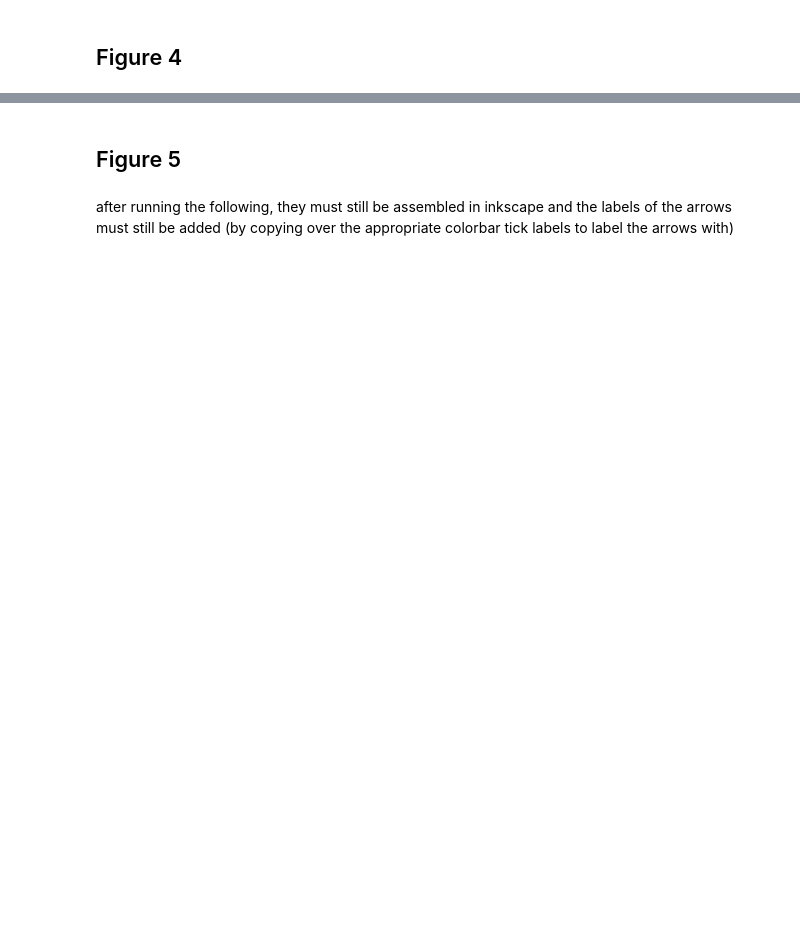
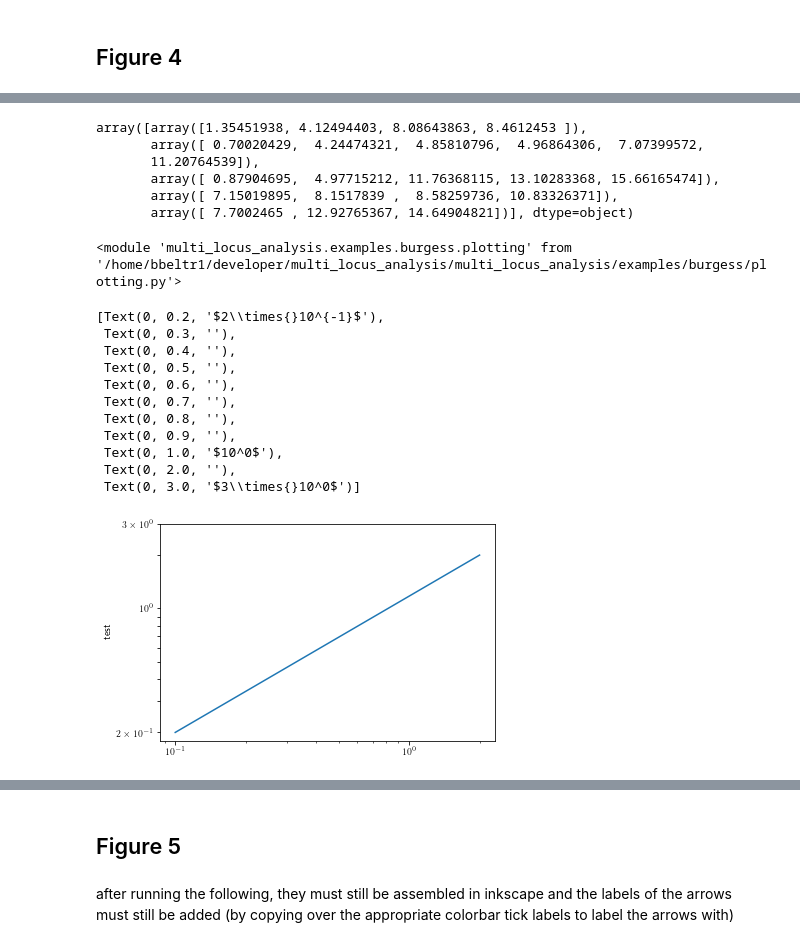
Before and after one commit to brunobeltran/multi_locus_analysis, a Jupyter notebook: doc/source/pnas-figures.ipynb, the cells around one changed output, grey strips where cells are left out. Drawn from its saved outputs; the diff is of its cells as text; code cells hidden in the pictures; blank space fills up the shorter version.

```diff
--- a/doc/source/pnas-figures.ipynb
+++ b/doc/source/pnas-figures.ipynb
@@ -23,12 +23,13 @@ from PIL import Image
 
 import multi_locus_analysis as mla
 import multi_locus_analysis.examples.burgess as burgess
-from multi_locus_analysis.examples.burgess.plotting import *
+import multi_locus_analysis.examples.burgess.plotting as mplt
+from multi_locus_analysis.examples.burgess.styles import *
+
+use_pnas_style()
+
 from wlcsim.analytical import rouse
-
-
-mpl.rcParams['pdf.fonttype'] = 42
-mpl.rcParams['ps.fonttype'] = 42
+from wlcsim.analytical import homolog
 # %%
 import matplotlib.font_manager
 # %%
@@ -66,2 +42,0 @@ True
-# %%
-mpl.rcParams
@@ -89,16 +42,0 @@ global settings and information about PNAS journal format
-# %%
-col_width = 3.405  # in, size of figure width=\columnwidth
-true_col_width = 3.463  # in, size of example column of text
-text_width = 6.998  # in, size of figure* width=\textwidth
-true_text_width = 7.024  # in, size of two example columns together
-content_width = 7.518  # in, including line numbers, etc
-page_width = 8.5  # 8.5 x 11in format
-golden_ratio = (1 + np.sqrt(5))/2
-mpl.rcParams['font.size'] = 8.0  # PNAS declares 9pt default text but uses ~8pt, with ~6pt captions
-mpl.rcParams['xtick.labelsize'] = 'large'  # default : medium
-mpl.rcParams['ytick.labelsize'] = 'large'  #
-mpl.rcParams['axes.titlesize'] = 'x-large'  # default : large,
-mpl.rcParams['axes.labelsize'] = 'large'  # default : medium
-mpl.rcParams['text.usetex'] = True
-mpl.rcParams['font.serif'] = 'Fira Sans'
-mpl.rcParams['font.family'] = 'sans-serif'
@@ -562,0 +238,49 @@ array([0.09062178, 0.42792797, 0.43058918, 0.57958353, 0.95437052])
+# %%
+mu_fig4 = 4
+N_cells_fig4 = 5
+cells = np.array([
+    homolog.generate_poisson_homologs(mu_fig4, burgess.chrv_size_effective_um)
+    for i in range(N_cells_fig4)
+])
+plateaus = [
+    homolog.mscd_plateau(
+        cell,
+        label_loc=burgess.location_ura_effective_um,
+        chr_size=burgess.chrv_size_effective_um,
+        nuc_radius=burgess.nuc_radius_um,
+        b=burgess.kuhn_length_nuc_chain
+    ) for cell in cells
+]
+i = np.argsort(plateaus)
+cells = cells[i]
+cells
+# %% [output]
+array([array([1.35451938, 4.12494403, 8.08643863, 8.4612453 ]),
+       array([ 0.70020429,  4.24474321,  4.85810796,  4.96864306,  7.07399572,
+       11.20764539]),
+       array([ 0.87904695,  4.97715212, 11.76368115, 13.10283368, 15.66165474]),
+       array([ 7.15019895,  8.1517839 ,  8.58259736, 10.83326371]),
+       array([ 7.7002465 , 12.92765367, 14.64904821])], dtype=object)
+# %%
+importlib.reload(mplt)
+# %% [output]
+<module 'multi_locus_analysis.examples.burgess.plotting' from '/home/bbeltr1/developer/multi_locus_analysis/multi_locus_analysis/examples/burgess/plotting.py'>
+# %%
+fig, ax = plt.subplots()
+ax.loglog([.1, 2], [.2, 2])
+text = plt.ylabel('test')
+ax.set_yticks([0.2, 0.3, 0.4, 0.5, 0.6, 0.7, 0.8, 0.9, 1., 2., 3.])
+ax.set_yticklabels([r"$2\times{}10^{-1}$", "", "", "", "","","","", "$10^0$", "", r"$3\times{}10^0$"])
+# %% [output]
+[Text(0, 0.2, '$2\\times{}10^{-1}$'),
+ Text(0, 0.3, ''),
+ Text(0, 0.4, ''),
+ Text(0, 0.5, ''),
+ Text(0, 0.6, ''),
+ Text(0, 0.7, ''),
+ Text(0, 0.8, ''),
+ Text(0, 0.9, ''),
+ Text(0, 1.0, '$10^0$'),
+ Text(0, 2.0, ''),
+ Text(0, 3.0, '$3\\times{}10^0$')]
+[figure, added]
```
Also changed, not shown: parts of 66 cells of this notebook, 12 other files.
